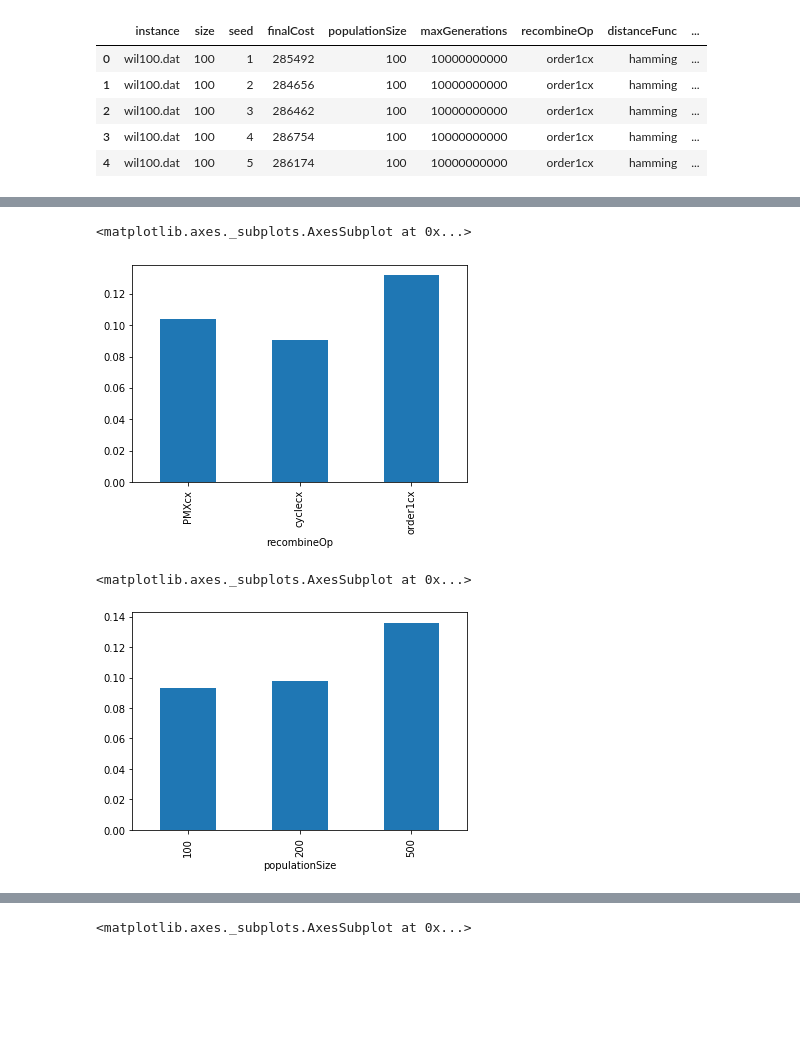
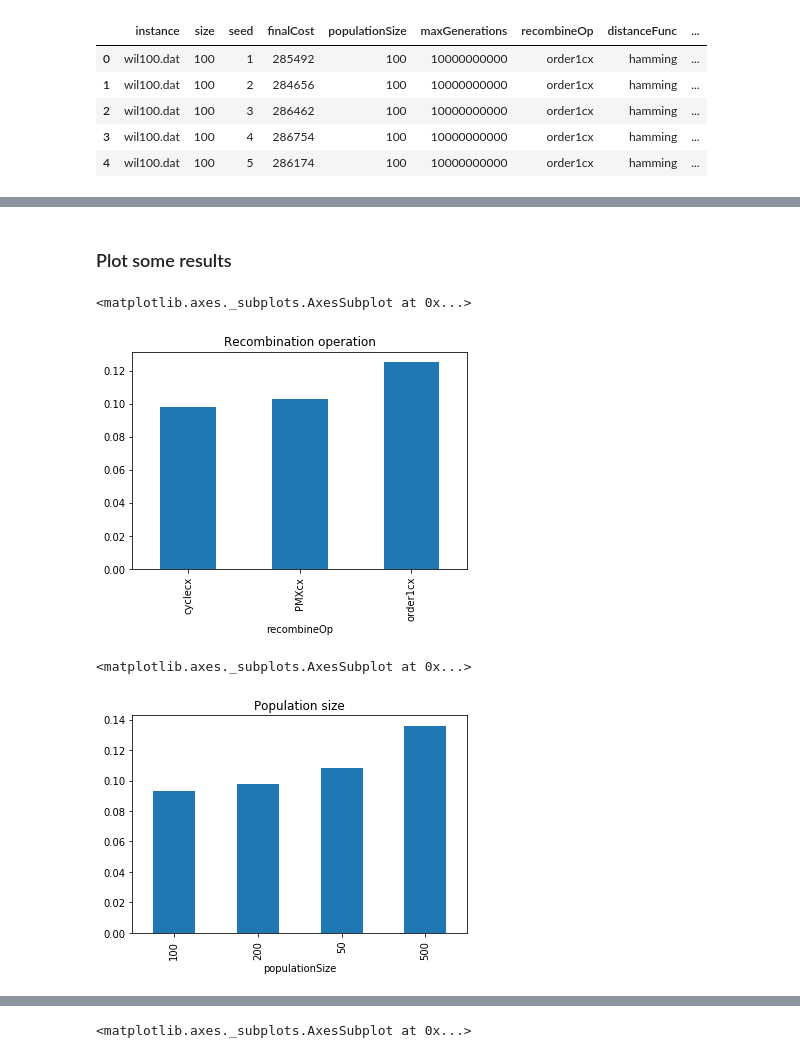
Before and after one commit to BSAraujo/QAP-Metaheuristics, a Jupyter notebook: program/notebooks/Experiments Analysis - Python.ipynb, the cells around one changed output, grey strips where cells are left out. Cells and saved outputs as stored; diff of their text form; code cells hidden in the pictures; blank space fills up the shorter version.

```diff
--- a/program/notebooks/Experiments Analysis - Python.ipynb
+++ b/program/notebooks/Experiments Analysis - Python.ipynb
@@ -50,0 +33,5 @@ df[df['instance'] == 'wil100.dat']
+# %%
+inputfile = "..\\..\\experiments\\2019-07-01_000745\\aggregate_results.txt"
+df2 = pd.read_csv(inputfile, sep='\t')
+
+df2.columns
@@ -50,0 +44,2 @@ df[df['instance'] == 'wil100.dat']
+# %%
+df = df.append(df2,sort=True)
@@ -52,6 +56,6 @@ df[df['instance'] == 'wil100.dat']
 assert sum(df.duplicated(subset=['instance','seed','populationSize','recombineOp','selection'])) == 0
 # %%
 tmp = df.groupby(['instance','populationSize','recombineOp','selection']) \
-        [['finalCost','executionTime','bestKnownCost']].mean().reset_index()
-tmp
+        [['finalCost','executionTime','bestKnownCost','gap']].mean().reset_index()
+tmp.head()
 # %% [output]
@@ -130,11 +136,13 @@ pivot_table(df, values=['finalCost', 'executionTime', 'gap'],
+# %% [markdown]
+### Plot some results
 # %%
 %matplotlib inline
-tmp.groupby('recombineOp')['gap'].mean().plot(kind='bar')
+tmp.groupby('recombineOp')['gap'].mean().sort_values().plot(kind='bar', title='Recombination operation')
 # %% [output]
 <matplotlib.axes._subplots.AxesSubplot at 0x...>
-[figure, old version]
+[figure, new version]
 # %%
-tmp.groupby('populationSize')['gap'].mean().plot(kind='bar')
+tmp.groupby('populationSize')['gap'].mean().sort_values().plot(kind='bar', title='Population size')
 # %% [output]
 <matplotlib.axes._subplots.AxesSubplot at 0x...>
-[figure, old version]
+[figure, new version]
```
Also changed, not shown: parts of 17 cells of this notebook, 2 other files.
